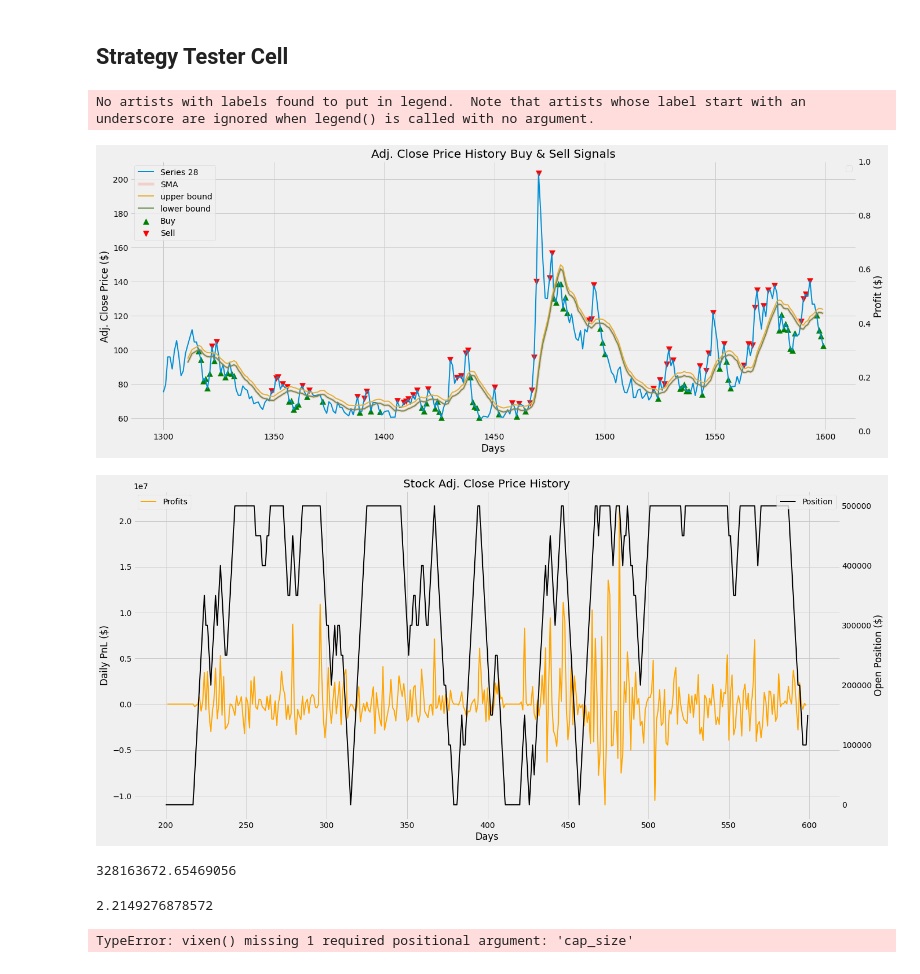
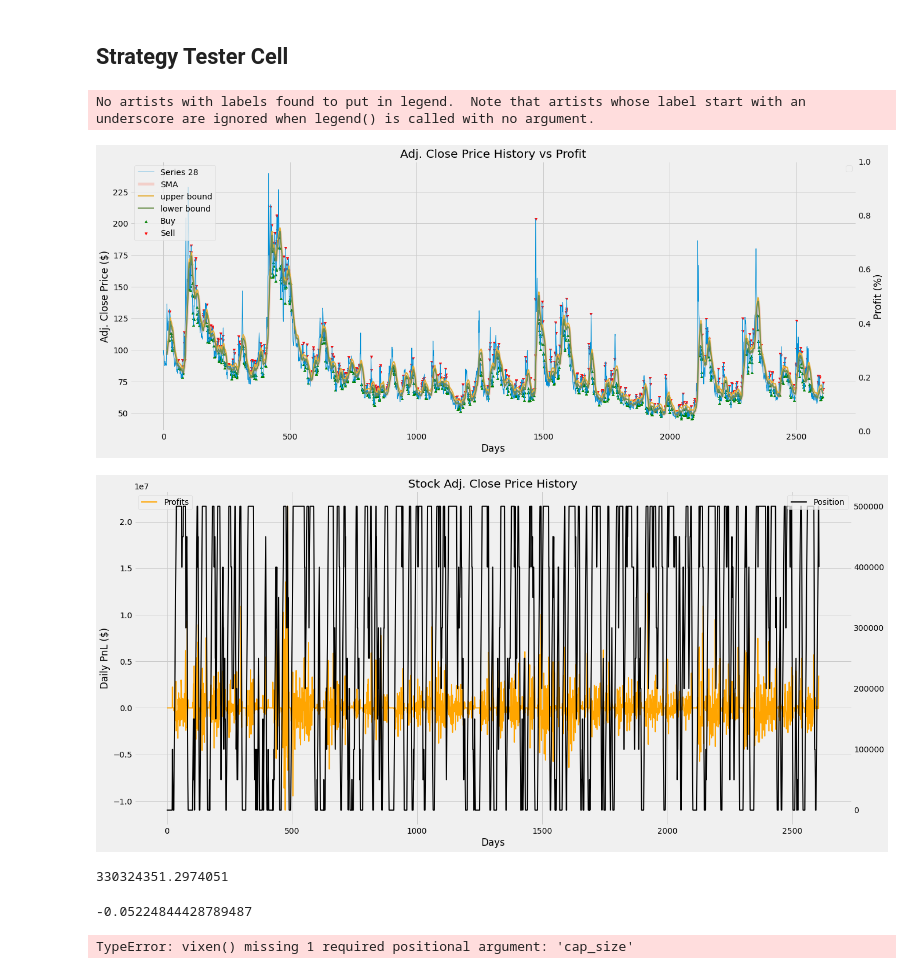
Before and after one commit to oscarwoodi/BHProj2Team1, a Jupyter notebook: VIX_.ipynb, the cells around one changed output. Cells and saved outputs as stored; diff of their text form; code cells hidden in the pictures.

```diff
--- a/VIX_.ipynb
+++ b/VIX_.ipynb
@@ -24,7 +24,7 @@ df = pd.read_excel('Time Series Data.xlsx', index_col = 'Day')
 df.head()
 
 # identifying the VIX
-vix = df['Series 28'].iloc[1300:1600]
+vix = df['Series 28'].iloc[0::]
 vix
 # %% [output]
 Day
@@ -114,14 +114,14 @@ def vixen(data, window_mean, upper_bound, lower_bound, trade_size_sell, trade_si
 #                position -= trade_size_sell
 #                trade.append(-trade_size_sell)
         # Touch of lower bound = close sell and build long position until max trade reached
-        if (data.iloc[i]<lower_bounds.iloc[i]) and (position<max_cap):# and (data.iloc[i]<cap[i]):
+        if (data.iloc[i]<lower_bounds.iloc[i]) and (position<max_cap):# and (data.iloc[i]<cap[i+data.index[0]]):
             sigPriceBuy.append(data.iloc[i])
             sigPriceSell.append(np.nan)
             run_pos.append(position)
             position += trade_size_buy
             trade.append(trade_size_buy)
 
-        elif (data.iloc[i]>upper_bounds.iloc[i]) and (position>0) and (data.iloc[i]-data.iloc[i-1]>0):
+        elif (data.iloc[i]>upper_bounds.iloc[i]) and (position>0):# and (data.iloc[i]-data.iloc[i-1]>0):
             sigPriceBuy.append(np.nan)
             sigPriceSell.append(data.iloc[i])
             run_pos.append(position)
@@ -149,12 +149,12 @@ buy_sell_data = vixen(vix, window_mean, upper_bound, lower_bound, 100000, 50000,
 
 # =========================================
 # variables
-window_mean = 12
-upper_bound = 0.1   # number of stdv from mean
+window_mean = 15
+upper_bound = .1   # number of stdv from mean
 lower_bound = 0.0    # number of stdv below mean
-trade_size_sell = 50000    # daily trade increment
+trade_size_sell = 100000    # daily trade increment
 trade_size_buy = 50000    # daily trade increment
-cap_size = 0.0
+cap_size = 0
 # =========================================
 
 #Store the buy and sell data into a variable
@@ -175,7 +175,7 @@ fig, ax1 = plt.subplots(figsize=(20, 8))
 ax2 = ax1.twinx()
 
 # adding price data
-ax1.plot(vix, label='Series 28', alpha=1, linewidth=2)
+ax1.plot(vix, label='Series 28', alpha=1, linewidth=1)
 ax1.plot(vix.rolling(window=window_mean).mean(), label='SMA', alpha=0.2, linewidth=5)
 ax1.plot(vix.rolling(window=window_mean).mean() + upper_bound*vix.std()\
          , linewidth=2, label='upper bound')
@@ -183,38 +183,38 @@ ax1.plot(vix.rolling(window=window_mean).mean() - lower_bound*vix.std()\
          , linewidth=2, label='lower bound')
 #ax1.plot(vix.rolling(window=200).mean() + cap_size*vix.std(), linewidth=1)
 # plot profit
-#ax2.plot(trades.index, trades['Cumulative Profit'], linewidth=2, color='green', label='Profit', alpha=.4)
+#ax2.plot(trades.index, 100*trades['Cumulative Profit']/(500000*85), linewidth=4, color='green', label='Profit', alpha=.3)
 # adding indicators
-ax1.scatter(vix.index, buy_sell_data[0], [100],label='Buy', marker='^', color='green')
-ax1.scatter(vix.index, buy_sell_data[1], [100],label='Sell', marker='v', color='red')
-ax1.set_title('Adj. Close Price History Buy & Sell Signals')
+ax1.scatter(vix.index, buy_sell_data[0], [20],label='Buy', marker='^', color='green')
+ax1.scatter(vix.index, buy_sell_data[1], [20],label='Sell', marker='v', color='red')
+ax1.set_title('Adj. Close Price History vs Profit')
 ax1.set_xlabel('Days')
 ax1.set_ylabel('Adj. Close Price ($)')
-ax2.set_ylabel('Profit ($)')
+ax2.set_ylabel('Profit (%)')
 ax2.grid(False)
 ax1.legend(loc='upper left')
 ax2.legend(loc='upper right')
 plt.show()
 # %% [output]
 No artists with labels found to put in legend.  Note that artists whose label start with an underscore are ignored when legend() is called with no argument.
-[figure, old version]
+[figure, new version]
 # %%
 # Plotting Returns
 fig, ax1 = plt.subplots(figsize=(20, 10))
 ax2 = ax1.twinx()
 
 ax1.plot(trades.index, trades['Profit'], linewidth=2, label='Profits', color='orange')
 ax2.plot(trades.index, trades['Running Position'], linewidth=2, label='Position', color='black')
 ax1.set_title('Stock Adj. Close Price History')
 ax1.set_xlabel('Days')
-ax2.set_ylabel('Open Position ($)')
+#ax2.set_ylabel('Open Position ($)')
 ax1.set_ylabel('Daily PnL ($)')
 ax1.legend(loc='upper left')
 ax2.legend(loc='upper right')
 ax2.grid(False)
 plt.show()
 # %% [output]
-[figure, old version]
+[figure, new version]
 # %%
 #Calculating returns
 
@@ -228,7 +228,7 @@ def Backtest(data, trades):
 p, d = Backtest(vix, trades)
 p
 # %% [output]
-328163672.65469056
+330324351.2974051
 # %%
 
 sharpe = ((252)**0.5)*np.nanmean(trades['Profit']-trades['Risk Free Return'])/np.nanstd(trades['Profit']-trades['Risk Free Return'])
@@ -237,10 +237,9 @@ sortino = ((252)**0.5)*np.nanmean(trades['Profit']-trades['Risk Free Return'])/n
 sharpe
 sortino
 
-np.percentile(trades['Profit'].dropna(), .5)/(500000*85)
-sortino
+np.percentile(trades['Profit'].dropna(), 5)/(500000*85)
 # %% [output]
-2.2149276878572
+-0.05224844428789487
 # %%
 # optimising parameters
 
```
Also changed, not shown: parts of 3 cells of this notebook, 2 other files.
